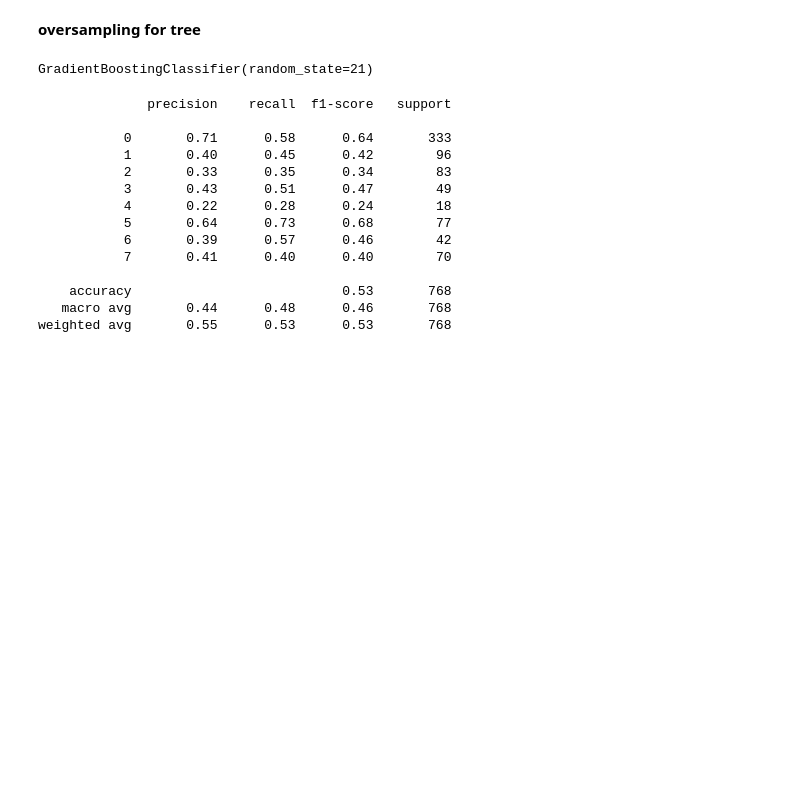
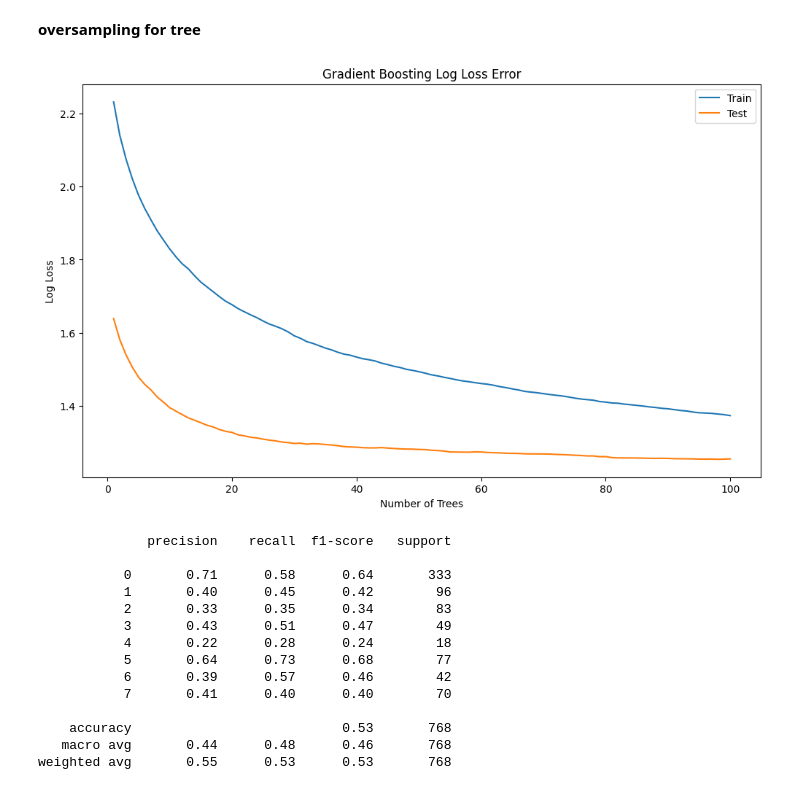
Before and after one commit to sebastian-dv/CSE-151A-Project, a Jupyter notebook: Model_3_and_Final_Submission.ipynb, the cells around one changed output. Cells and saved outputs as stored; diff of their text form; code cells hidden in the pictures; blank space fills up the shorter version.

```diff
--- a/Model_3_and_Final_Submission.ipynb
+++ b/Model_3_and_Final_Submission.ipynb
@@ -230,13 +230,30 @@ weighted avg       0.70      0.68      0.66      3072
 # %%
 smote = SMOTE(random_state=21)
 X_train_resampled, y_train_resampled = smote.fit_resample(X_train, y_train)
-# %%
-tree_oversampled = GradientBoostingClassifier(n_estimators=100, learning_rate=0.1, max_depth=3, random_state=21)
-
-# Train the model
-tree_oversampled.fit(X_train_resampled, y_train_resampled)
-# %% [output]
-GradientBoostingClassifier(random_state=21)
+# %%
+tree_oversampled = GradientBoostingClassifier(n_estimators=100, learning_rate=0.1, max_depth=2, random_state=21)
+
+# Train the model
+tree_oversampled.fit(X_train_resampled, y_train_resampled)
+
+# Retrieve the staged predictions
+train_error = [log_loss(y_train_resampled, y_pred_proba) for y_pred_proba in model.staged_predict_proba(X_train_resampled)]
+test_error = [log_loss(y_test, y_pred_proba) for y_pred_proba in model.staged_predict_proba(X_test)]
+
+x_axis = range(1, len(train_error) + 1)
+
+# Plot the log loss error for each iteration
+plt.figure(figsize=(12, 7))
+plt.plot(x_axis, train_error, label='Train')
+plt.plot(x_axis, test_error, label='Test')
+
+plt.legend()
+plt.ylabel('Log Loss')
+plt.xlabel('Number of Trees')
+plt.title('Gradient Boosting Log Loss Error')
+plt.show()
+# %% [output]
+[figure, added]
 # %%
 y_pred = tree_oversampled.predict(X_test)
 print(classification_report(y_test,y_pred))
```
Also changed, not shown: parts of 2 cells of this notebook.
